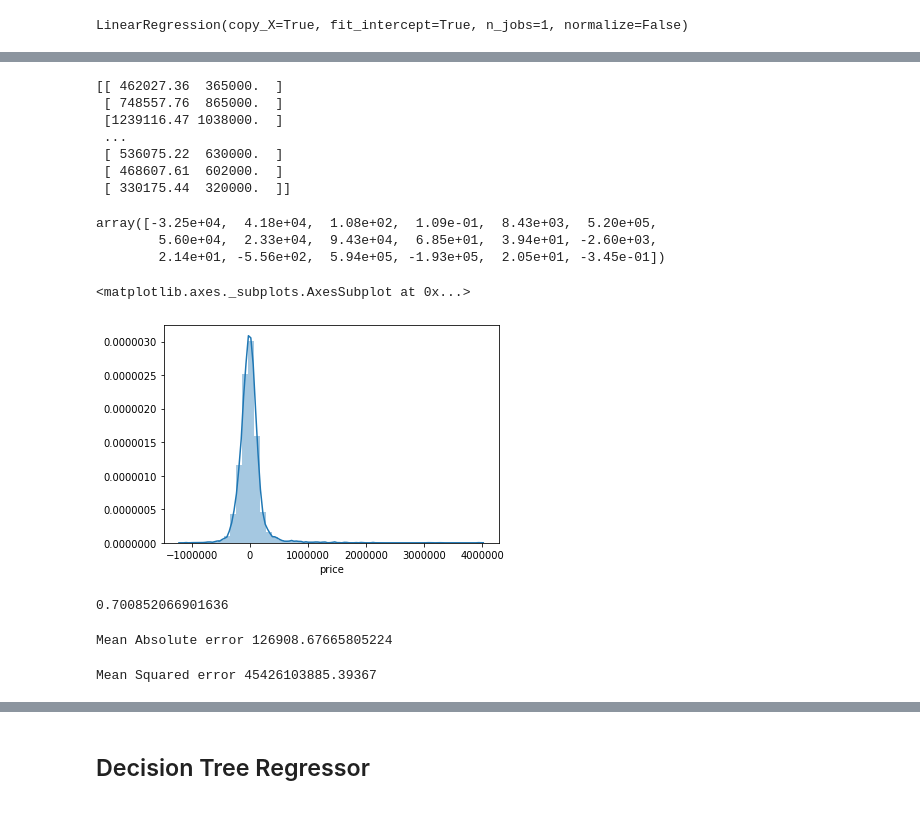
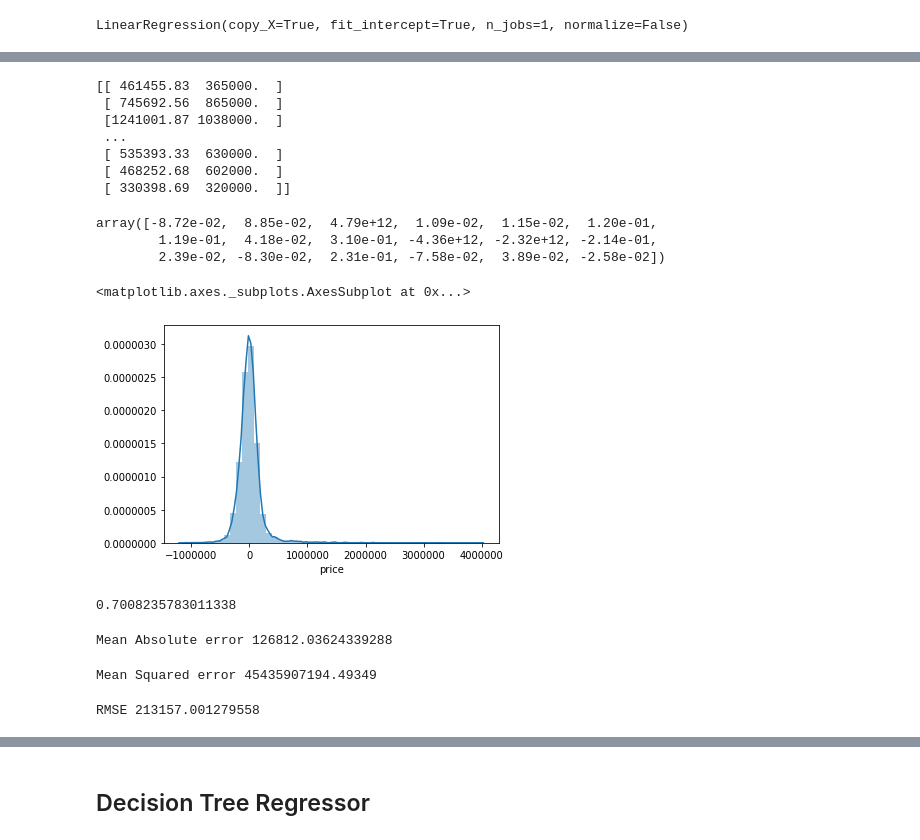
Before and after one commit to Nikitha-nsu/LinearModel_Houseprice, a Jupyter notebook: King_County.ipynb, the cells around one changed output, grey strips where cells are left out. Cells and saved outputs as stored; diff of their text form; code cells hidden in the pictures.

```diff
--- a/King_County.ipynb
+++ b/King_County.ipynb
@@ -92,6 +112,15 @@ y = df.iloc[:,[1]].values
 # %%
 from sklearn.model_selection import train_test_split
 X_train, X_test, y_train, y_test = train_test_split(X, y, test_size=0.33, random_state=42)
+# %%
+## Feature Scaling
+from sklearn.preprocessing import StandardScaler
+sc_X = StandardScaler()
+sc_y = StandardScaler()
+X_train = sc_X.fit_transform(X_train)
+X_test = sc_X.transform(X_test)
+y_train = sc_y.fit_transform(y_train)
+y_test = sc_y.transform(y_test)
 # %%
 ## Create model and fit data
 # %%
@@ -114,0 +138,4 @@ array([[-3.25e+04,  4.18e+04,  1.08e+02,  1.09e-01,  8.43e+03,  5.20e+05,
+# %%
+pred = lm.predict(X_test) #Prediction on new scaled test set results.
+pred =sc_y.inverse_transform(pred)# Obtain output as non-scaled
+pred
@@ -114,0 +150,3 @@ array([[-3.25e+04,  4.18e+04,  1.08e+02,  1.09e-01,  8.43e+03,  5.20e+05,
+# %%
+y_test = sc_y.inverse_transform(y_test)
+y_test
@@ -115,28 +161,28 @@ array([[-3.25e+04,  4.18e+04,  1.08e+02,  1.09e-01,  8.43e+03,  5.20e+05,
 # %%
-prediction = lm.predict(X_test) #Prediction test set results
 np.set_printoptions(precision=2) #Print values rounded upto two decimals
-print(np.concatenate((prediction.reshape(len(prediction),1),y_test.reshape(len(y_test),1)),1))
+# print(np.concatenate((prediction.reshape(len(prediction),1),y_test.reshape(len(y_test),1)),1))
+print(np.concatenate((pred,y_test),1))
 # Comparing actual results and predicted results as two columns
 # %% [output]
-[[ 462027.36  365000.  ]
- [ 748557.76  865000.  ]
- [1239116.47 1038000.  ]
+[[ 461455.83  365000.  ]
+ [ 745692.56  865000.  ]
+ [1241001.87 1038000.  ]
  ...
- [ 536075.22  630000.  ]
- [ 468607.61  602000.  ]
- [ 330175.44  320000.  ]]
+ [ 535393.33  630000.  ]
+ [ 468252.68  602000.  ]
+ [ 330398.69  320000.  ]]
 # %%
 lm.coef_[0]
 # %% [output]
-array([-3.25e+04,  4.18e+04,  1.08e+02,  1.09e-01,  8.43e+03,  5.20e+05,
-        5.60e+04,  2.33e+04,  9.43e+04,  6.85e+01,  3.94e+01, -2.60e+03,
-        2.14e+01, -5.56e+02,  5.94e+05, -1.93e+05,  2.05e+01, -3.45e-01])
+array([-8.72e-02,  8.85e-02,  4.79e+12,  1.09e-02,  1.15e-02,  1.20e-01,
+        1.19e-01,  4.18e-02,  3.10e-01, -4.36e+12, -2.32e+12, -2.14e-01,
+        2.39e-02, -8.30e-02,  2.31e-01, -7.58e-02,  3.89e-02, -2.58e-02])
 # %%
 # Verifying difference in results betweem Actual price and Predicted price
-sns.distplot(y_test-prediction,bins=50,axlabel= 'price')
+sns.distplot(y_test-pred,bins=50,axlabel= 'price')
 # %% [output]
 <matplotlib.axes._subplots.AxesSubplot at 0x...>
-[figure, old version]
+[figure, new version]
 # %%
 from sklearn import metrics
 # %%
@@ -144,12 +190,16 @@ from sklearn import metrics
 lm_score = lm.score(X_train,y_train)
 lm_score
 # %% [output]
-0.700852066901636
+0.7008235783011338
 # %%
-print( 'Mean Absolute error', metrics.mean_absolute_error(y_test,prediction))
+print( 'Mean Absolute error', metrics.mean_absolute_error(y_test,pred))
 # %% [output]
-Mean Absolute error 126908.67665805224
+Mean Absolute error 126812.03624339288
 # %%
-print( 'Mean Squared error', metrics.mean_squared_error(y_test,prediction))
+print( 'Mean Squared error', metrics.mean_squared_error(y_test,pred))
 # %% [output]
-Mean Squared error 45426103885.39367
+Mean Squared error 45435907194.49349
+# %%
+print('RMSE', np.sqrt(metrics.mean_squared_error(y_test,pred)))
+# %% [output]
+RMSE 213157.001279558
```
Also changed, not shown: parts of 43 cells of this notebook.
